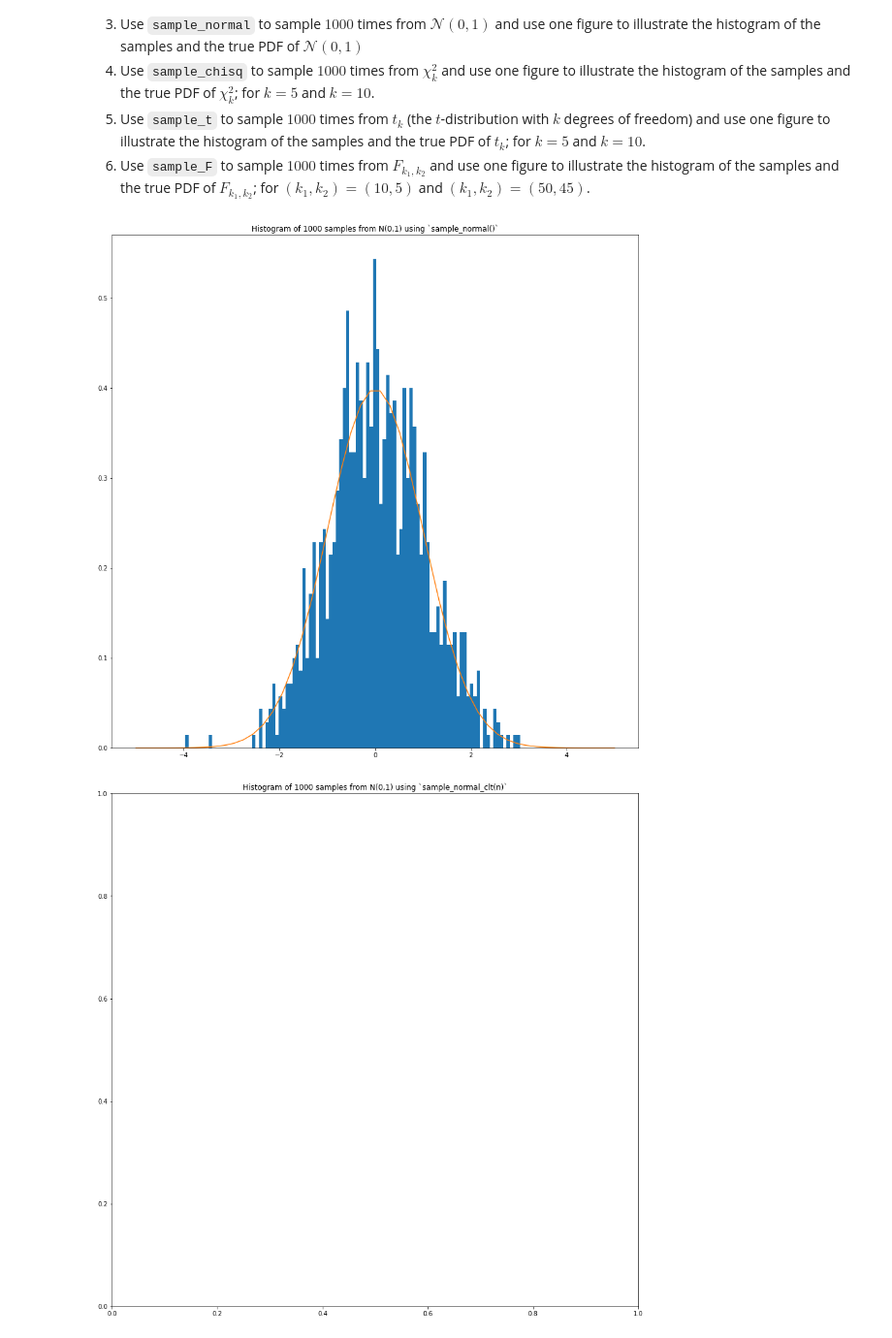
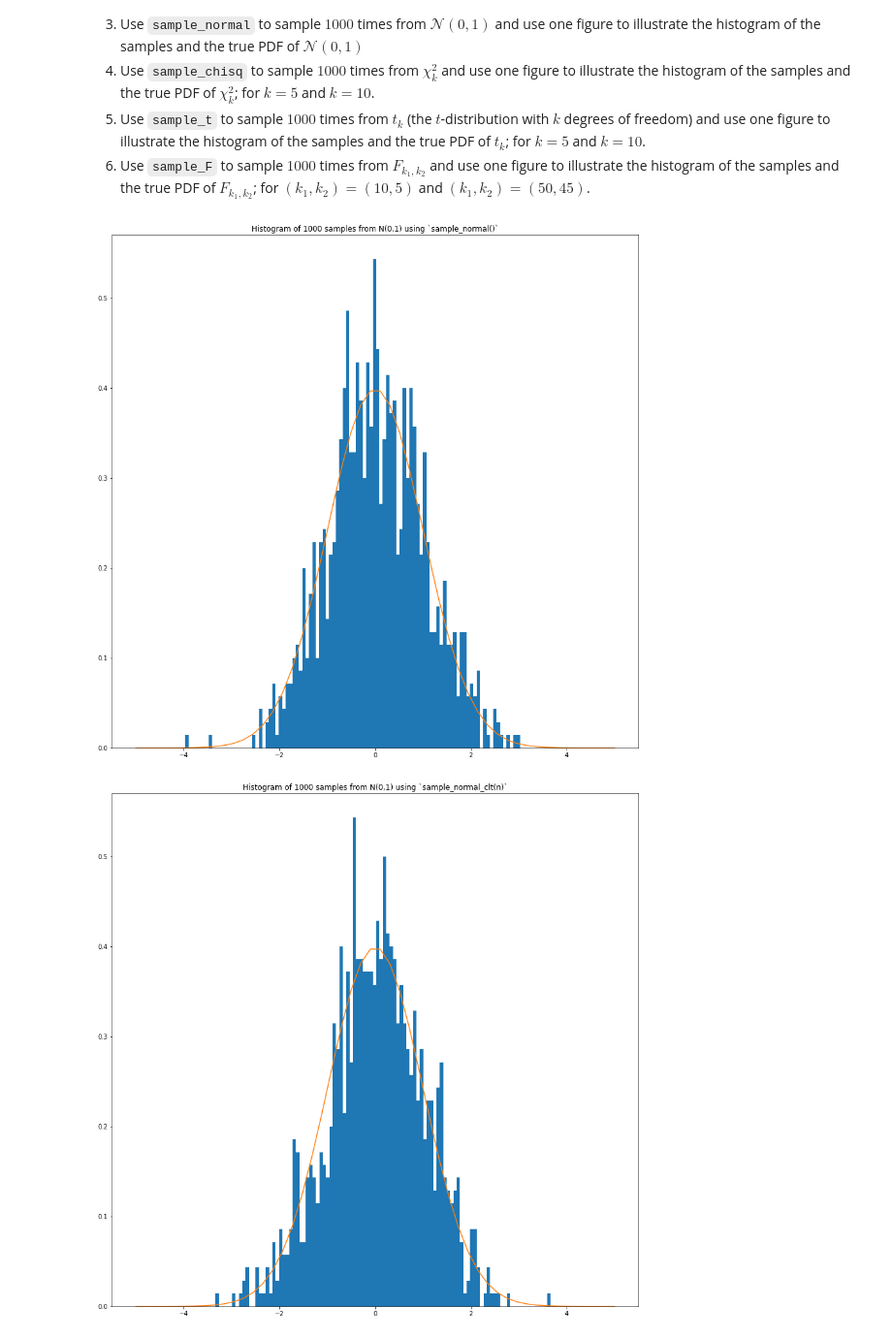
Before and after one commit to Nesher123/advanced-statistics, a Jupyter notebook: hw1.ipynb, the cells around one changed output. Shown at 97% size. Saved outputs shown, nothing was run; the diff lists cells and outputs as text; code cells hidden in the pictures.

```diff
--- a/hw1.ipynb
+++ b/hw1.ipynb
@@ -421,7 +421,8 @@ def sample_normal_clt(n: int) -> float:
     -------
     :z:    random sample approximately from the standard normal distribution
     """
-    normal_dist_clt = np.sqrt(n) * (np.array(sample_unif(n)) - 0.5) * (0.5 ** 2) / 12
+    # (values - mu) / sigma
+    normal_dist_clt = (np.array(sample_unif(n)) - 0.5) / ((0.5 ** 2) / 12)
     return np.mean(normal_dist_clt)
 
 
@@ -502,7 +503,7 @@ ks = [5, 10]
 # Normal
 G = 50
 xx = np.linspace(-5, 5, G)
-z = [sample_normal() for _ in range(n)]  #
+z = [sample_normal() for _ in range(n)]
 plt.hist(z, density=True, bins=int(n/10))
 plt.plot(xx, stats.norm.pdf(xx))
 plt.title(f"Histogram of {n} samples from N(0,1) using `sample_normal()`")
@@ -510,9 +511,8 @@ plt.show()
 
 
 # Normal CLT
-G = 100
-xx = np.linspace(-0.0005, 0.0005, G)
-z = [sample_normal_clt(n) for _ in range(n)]  #
+clt_input = 200
+z = [sample_normal_clt(clt_input) for _ in range(n)]  # "choose the input to sample_normal_clt so that the two histogram look alike"
 plt.hist(z, density=True, bins=int(n/10))
 plt.plot(xx, stats.norm.pdf(xx))
 plt.title(f"Histogram of {n} samples from N(0,1) using `sample_normal_clt(n)`")
@@ -540,31 +540,31 @@ G = 100
 xmax = 5
 xmin = -5
 xx = np.linspace(xmin, xmax, G)
 
 for k in ks:
     z = [sample_t(k) for _ in range(n)]
     plt.hist(z, density=True, bins=xx, label=f'k={k}')
     plt.plot(xx, stats.t.pdf(xx, k), label=f'k={k}')
 
 plt.title(f"Histogram of {n} samples from $t_k$")
 plt.legend()
 plt.show()
 
 
 # F-dist.
 G = 100
 xmax = 5
 xmin = -5
 xx = np.linspace(xmin, xmax, G)
 
 for k1,k2 in [[10, 5], [50, 45]]:
     z = [sample_f(k1, k2) for _ in range(n)]
     plt.hist(z, density=True, bins=xx, label=f'k1={k1}, k2={k2}')
     plt.plot(xx, stats.f.pdf(xx, k1, k2), label=f'k1={k1}, k2={k2}')
 
 plt.title(f"Histogram of {n} samples from $F$$k_1k_2$")
 plt.legend()
 plt.show()
 # %% [output]
 [figure]
-[figure, old version]
+[figure, new version]
```
Also changed, not shown: parts of 2 cells of this notebook.
